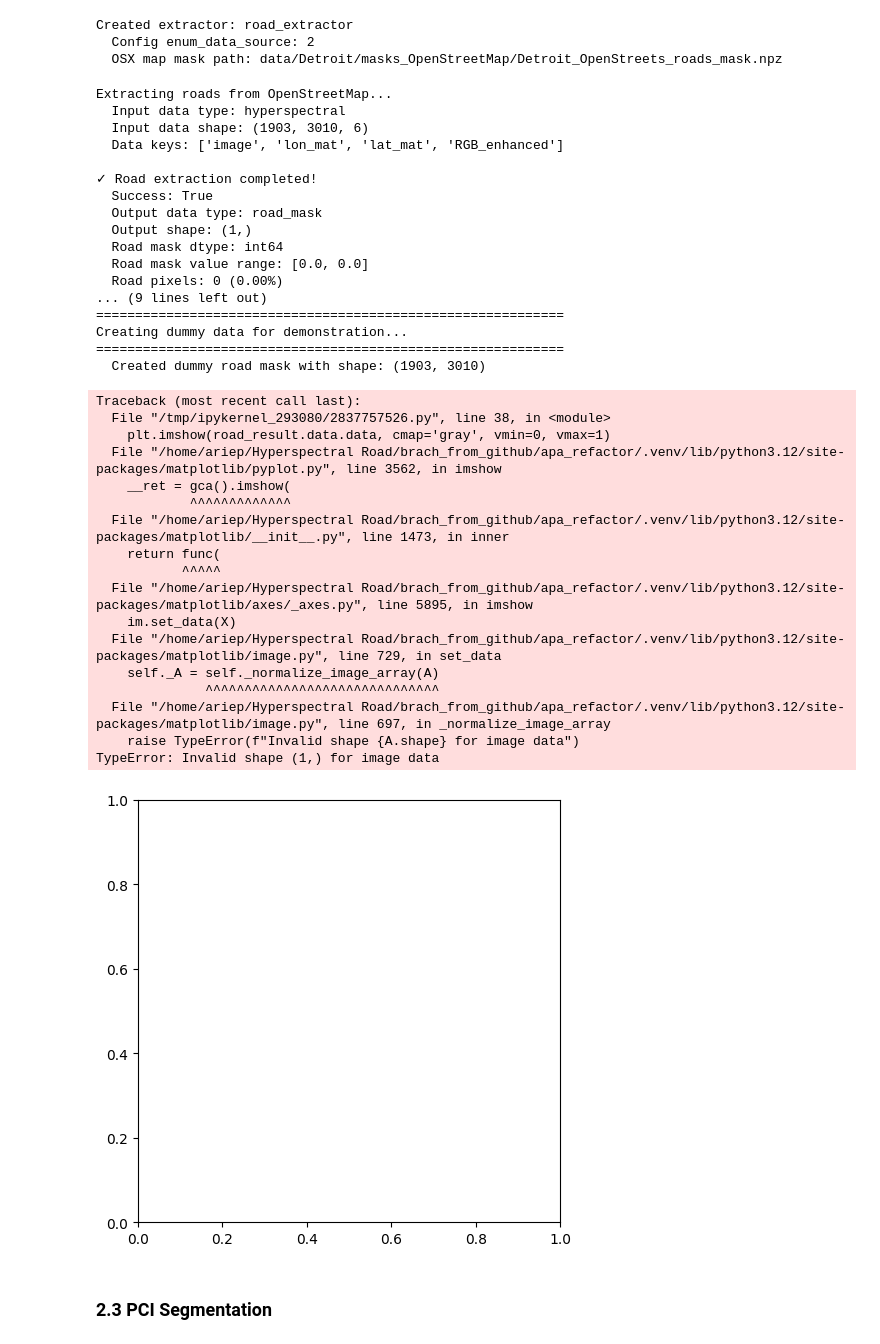
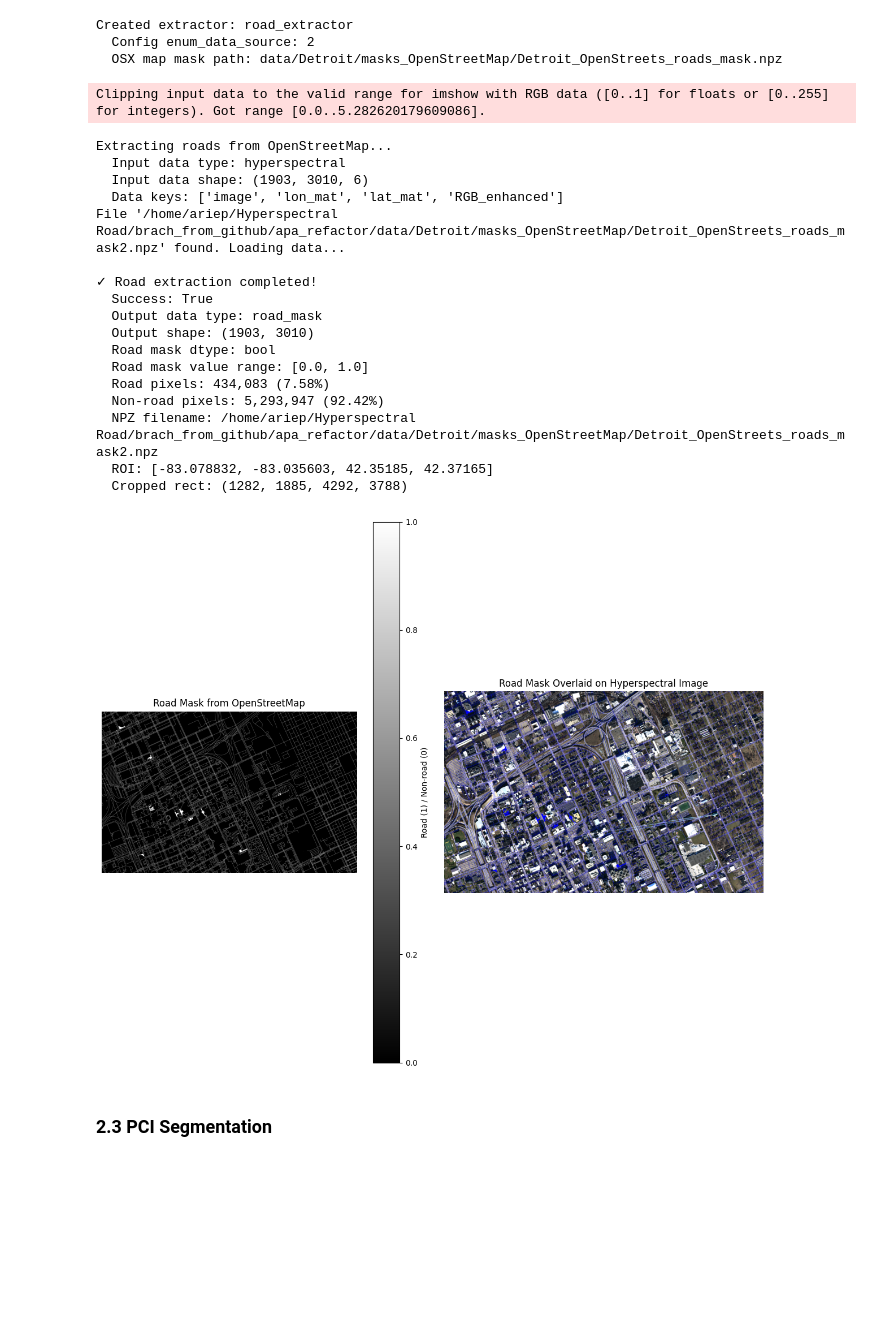
Before and after one commit to nirgf/apa, a Jupyter notebook: examples/apa_api_demo.ipynb, the cells around one changed output. Cells and saved outputs as stored; diff of their text form; code cells hidden in the pictures; blank space fills up the shorter version.

Commit message:
updated road_extractor module

```diff
--- a/examples/apa_api_demo.ipynb
+++ b/examples/apa_api_demo.ipynb
@@ -859,22 +858,19 @@ try:
         plt.subplot(1, 2, 2)
         if isinstance(processed_data.data, dict) and 'image' in processed_data.data:
             # Use first band or create RGB from multiple bands
-            image = processed_data.data['image']
-            if len(image.shape) == 3:
+            image = processed_data.data['RGB_enhanced']
+            if image.shape[2] != 3:
                 # Use first band for grayscale display
-                display_image = image[:, :, 0]
+                display_image = np.repeat(image[:, :, 0].reshape(image.shape[0], image.shape[1], 1), 3, axis=2)
             else:
                 display_image = image
 
             # Normalize image for display
-            if display_image.max() > 0:
-                display_image = (display_image - display_image.min()) / (display_image.max() - display_image.min())
+            # if display_image.max() > 0:
+            #     display_image = (display_image - display_image.min()) / (display_image.max() - display_image.min())
 
             # Overlay road mask in red
-            overlay = np.zeros((*display_image.shape, 3))
-            overlay[:, :, 0] = display_image  # R channel
-            overlay[:, :, 1] = display_image  # G channel
-            overlay[:, :, 2] = display_image  # B channel
+            overlay = display_image
 
             # Add red overlay for roads
             road_mask_resized = road_result.data.data
@@ -887,9 +883,9 @@ try:
 
             # Overlay roads in red
             road_pixels = road_mask_resized > 0
-            overlay[road_pixels, 0] = 1.0  # Red channel
-            overlay[road_pixels, 1] = 0.3  # Reduce green
-            overlay[road_pixels, 2] = 0.3  # Reduce blue
+            overlay[road_pixels, 0] = 0  # Red channel
+            overlay[road_pixels, 1] = 0  # Reduce green
+            overlay[road_pixels, 2] = 1  # Reduce blue
 
             plt.imshow(overlay)
             plt.title('Road Mask Overlaid on Hyperspectral Image')
@@ -903,68 +899,52 @@ try:
         plt.show()
 
         road_mask = road_result.data
 
 except Exception as e:
     print(f"\n⚠ Error extracting roads: {str(e)}")
     print("\nFull error traceback:")
     import traceback
     traceback.print_exc()
     print("\n" + "="*60)
     print("Creating dummy data for demonstration...")
     print("="*60)
     # Create dummy road network (binary mask)
     if isinstance(processed_data.data, dict) and 'image' in processed_data.data:
         img_shape = processed_data.data['image'].shape[:2]
     else:
         img_shape = (200, 200)
 
     road_mask_dummy = np.zeros(img_shape, dtype=np.uint8)
     # Add some road-like patterns
     road_mask_dummy[img_shape[0]//4:img_shape[0]//4+10, :] = 1  # Horizontal road
     road_mask_dummy[:, img_shape[1]//2:img_shape[1]//2+10] = 1  # Vertical road
 
     road_mask = DataContainer(
         data=road_mask_dummy,
         metadata={'source': 'demo', 'method': 'dummy'},
         data_type='road_mask'
     )
     print(f"  Created dummy road mask with shape: {road_mask.shape}")
 # %% [output]
-Extracting roads from OpenStreetMap...
-  Input data type: hyperspectral
-  Input data shape: (1903, 3010, 6)
-  Data keys: ['image', 'lon_mat', 'lat_mat', 'RGB_enhanced']
-
-✓ Road extraction completed!
-  Success: True
-  Output data type: road_mask
-  Output shape: (1,)
-  Road mask dtype: int64
-  Road mask value range: [0.0, 0.0]
-  Road pixels: 0 (0.00%)
-... (9 lines left out)
-============================================================
-Creating dummy data for demonstration...
-============================================================
-  Created dummy road mask with shape: (1903, 3010)
+Clipping input data to the valid range for imshow with RGB data ([0..1] for floats or [0..255] for integers). Got range [0.0..5.282620179609086].
-Traceback (most recent call last):
-  File "/tmp/ipykernel_293080/2837757526.py", line 38, in <module>
-    plt.imshow(road_result.data.data, cmap='gray', vmin=0, vmax=1)
-  File "/home/ariep/Hyperspectral Road/brach_from_github/apa_refactor/.venv/lib/python3.12/site-packages/matplotlib/pyplot.py", line 3562, in imshow
-    __ret = gca().imshow(
-            ^^^^^^^^^^^^^
-  File "/home/ariep/Hyperspectral Road/brach_from_github/apa_refactor/.venv/lib/python3.12/site-packages/matplotlib/__init__.py", line 1473, in inner
-    return func(
-           ^^^^^
-  File "/home/ariep/Hyperspectral Road/brach_from_github/apa_refactor/.venv/lib/python3.12/site-packages/matplotlib/axes/_axes.py", line 5895, in imshow
-    im.set_data(X)
-  File "/home/ariep/Hyperspectral Road/brach_from_github/apa_refactor/.venv/lib/python3.12/site-packages/matplotlib/image.py", line 729, in set_data
-    self._A = self._normalize_image_array(A)
-              ^^^^^^^^^^^^^^^^^^^^^^^^^^^^^^
-  File "/home/ariep/Hyperspectral Road/brach_from_github/apa_refactor/.venv/lib/python3.12/site-packages/matplotlib/image.py", line 697, in _normalize_image_array
-    raise TypeError(f"Invalid shape {A.shape} for image data")
-TypeError: Invalid shape (1,) for image data
+Extracting roads from OpenStreetMap...
+  Input data type: hyperspectral
+  Input data shape: (1903, 3010, 6)
+  Data keys: ['image', 'lon_mat', 'lat_mat', 'RGB_enhanced']
+File '/home/ariep/Hyperspectral Road/brach_from_github/apa_refactor/data/Detroit/masks_OpenStreetMap/Detroit_OpenStreets_roads_mask2.npz' found. Loading data...
+
+✓ Road extraction completed!
+  Success: True
+  Output data type: road_mask
+  Output shape: (1903, 3010)
+  Road mask dtype: bool
+  Road mask value range: [0.0, 1.0]
+  Road pixels: 434,083 (7.58%)
+  Non-road pixels: 5,293,947 (92.42%)
+  NPZ filename: /home/ariep/Hyperspectral Road/brach_from_github/apa_refactor/data/Detroit/masks_OpenStreetMap/Detroit_OpenStreets_roads_mask2.npz
+  ROI: [-83.078832, -83.035603, 42.35185, 42.37165]
+  Cropped rect: (1282, 1885, 4292, 3788)
-[figure, old version]
+[figure, new version]
 # %% [markdown]
 ### 2.3 PCI Segmentation
 # %%
```
Also changed, not shown: parts of 5 cells of this notebook, 2 other files.
